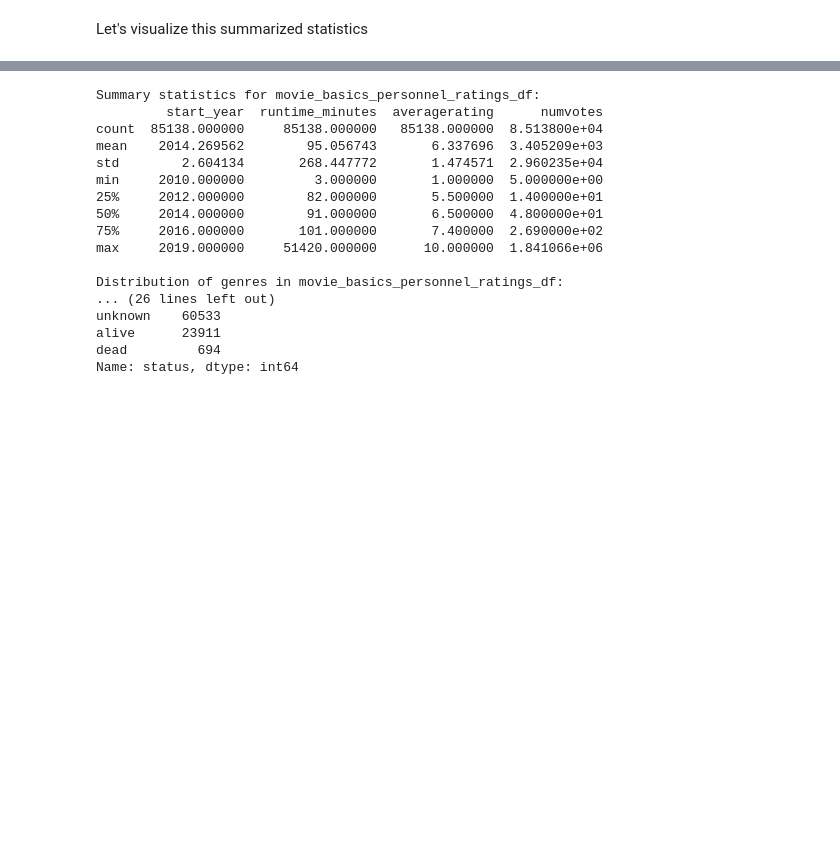
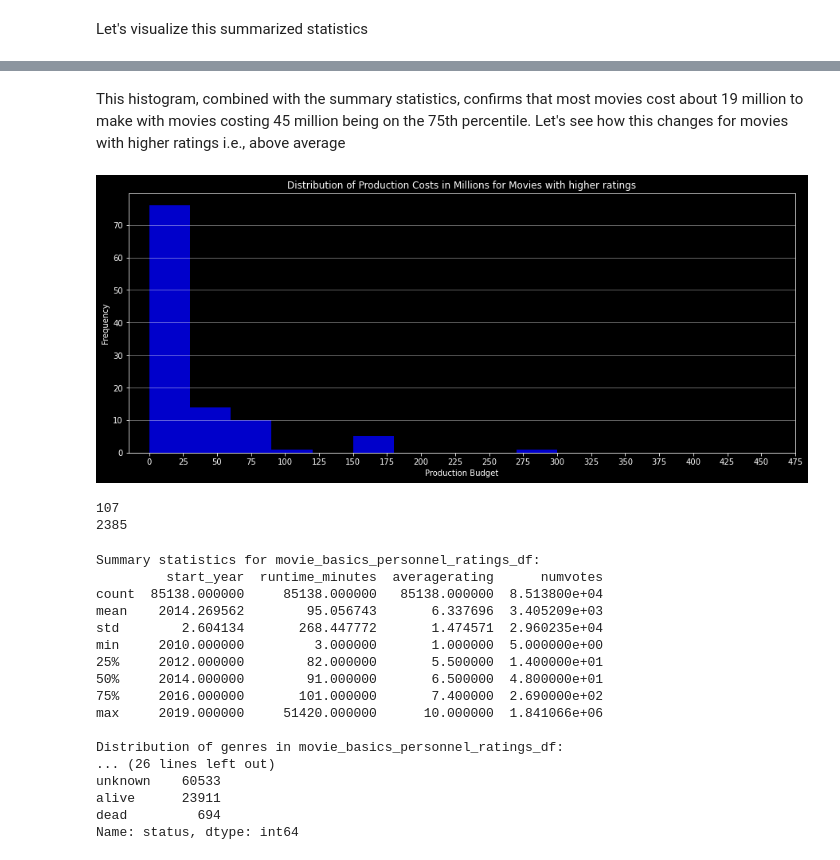
Before and after one commit to MMJGGR/Phase_1_Project, a Jupyter notebook: index.ipynb, the cells around one changed output, grey strips where cells are left out. Saved outputs shown, nothing was run; the diff lists cells and outputs as text; code cells hidden in the pictures; blank space fills up the shorter version.

```diff
--- a/index.ipynb
+++ b/index.ipynb
@@ -710,3 +758,28 @@ fig, ax = plt.subplots
+# %% [markdown]
+This histogram, combined with the summary statistics, confirms that most movies cost about 19 million to make with movies costing 45 million being on the 75th percentile. Let's see how this changes for movies with higher ratings i.e., above average
+# %%
+#histogram showing a distribution of production budgets
+popular_movies = tmdb_movies_performance_df['vote_average'].quantile(0.95)
+
+production_budget_above_average = tmdb_movies_performance_df[tmdb_movies_performance_df['vote_average'] >
+popular_movies ]['production_budget'] / 1000000
+
+plt.figure(figsize=(15,6))
+plt.hist(production_budget_above_average, bins = 10, color = 'blue', alpha = 0.8)
+plt.xticks(np.arange(0, 500, step=25))
+
+plt.xlabel('Production Budget')
+plt.ylabel('Frequency')
+plt.title('Distribution of Production Costs in Millions for Movies with higher ratings')
+plt.grid(axis='y', alpha=0.5)
+plt.show()
+
+print(production_budget_above_average.count())
+print(production_budget.count())
+# %% [output]
+[figure, added]
+107
+2385
 # %%
 # Summary statistics for movie_basics_personnel_ratings_df
 print("\nSummary statistics for movie_basics_personnel_ratings_df:")
```
Also changed, not shown: parts of 13 cells of this notebook.
